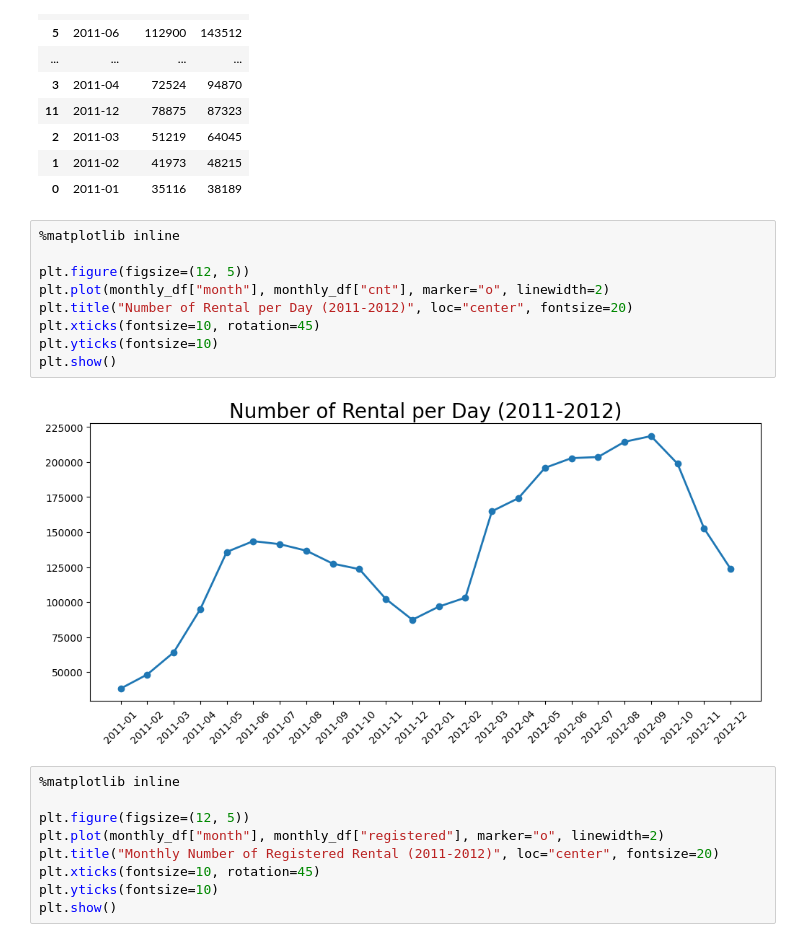
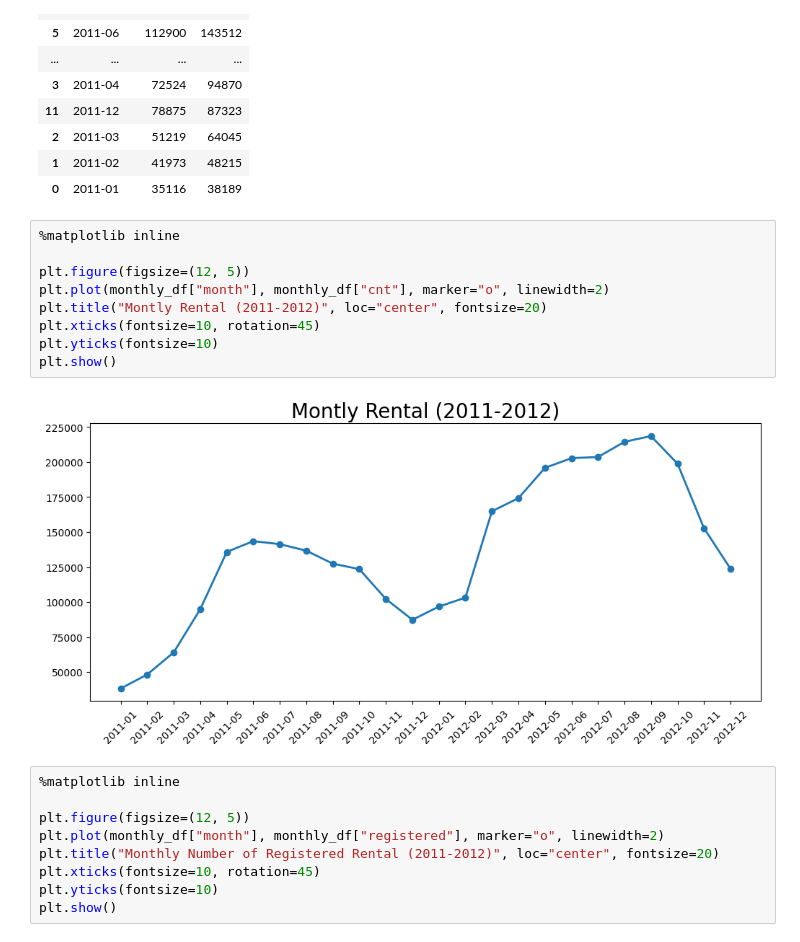
Before and after one commit to fauzanadhm/proyek-pertama-analisis-data, a Jupyter notebook: notebook.ipynb, the cells around one changed output. Drawn from its saved outputs; the diff is of its cells as text.

```diff
--- a/Proyek_Analisis_Data.ipynb
+++ b/notebook.ipynb
@@ -409,14 +409,14 @@ monthly_df.sort_values(by='cnt', ascending=False)
 # %%
 %matplotlib inline
 
 plt.figure(figsize=(12, 5))
 plt.plot(monthly_df["month"], monthly_df["cnt"], marker="o", linewidth=2)
-plt.title("Number of Rental per Day (2011-2012)", loc="center", fontsize=20)
+plt.title("Montly Rental (2011-2012)", loc="center", fontsize=20)
 plt.xticks(fontsize=10, rotation=45)
 plt.yticks(fontsize=10)
 plt.show()
 # %% [output]
-[figure, old version]
+[figure, new version]
 # %%
 %matplotlib inline
 
```
Also changed, not shown: parts of 1 cell of this notebook, 1 other file.
